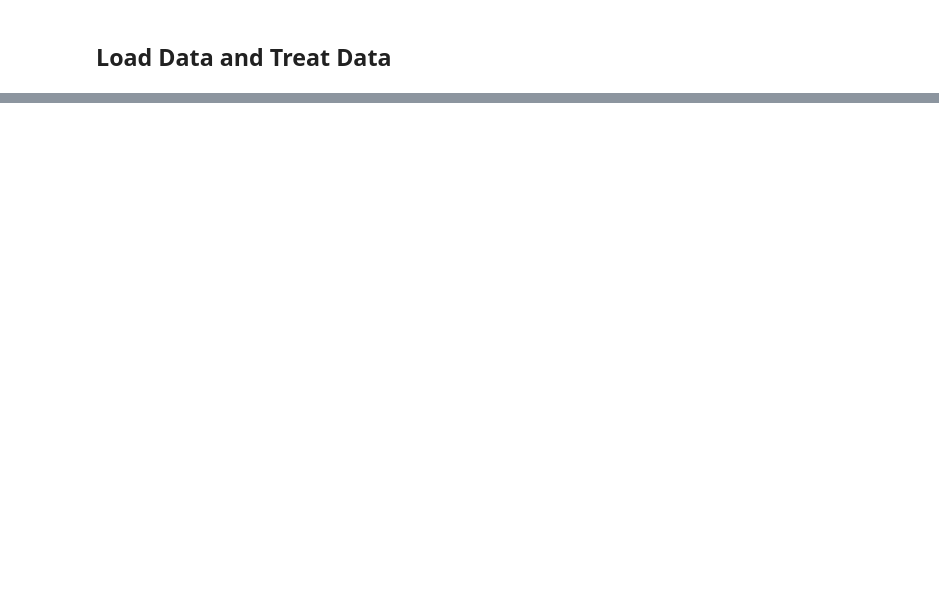
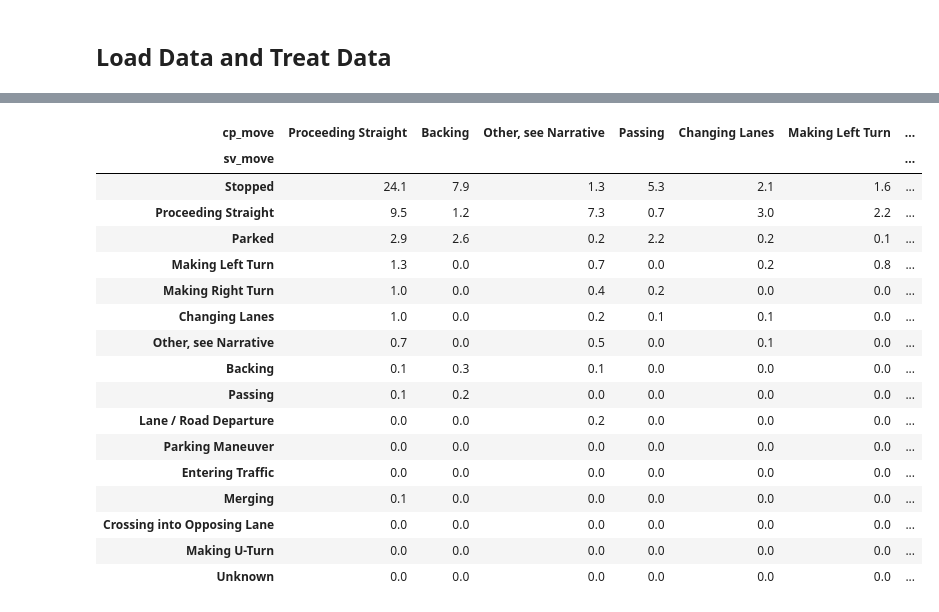
Before and after one commit to AurelianTactics/avird_2026, a Jupyter notebook: eda/ADS_to_2026_03_16/04_eda_target_exploration.ipynb, the cells around one changed output, grey strips where cells are left out. Cells and saved outputs as stored; diff of their text form; code cells hidden in the pictures; blank space fills up the shorter version.

```diff
--- a/eda/ADS_to_2026_03_16/04_eda_target_exploration.ipynb
+++ b/eda/ADS_to_2026_03_16/04_eda_target_exploration.ipynb
@@ -57,0 +576,25 @@ treated_df[['Operating Entity', 'Operating Entity Clean',
+# %%
+# Pivot/matrix view
+cui.pre_crash_movement_matrix(treated_df)                       # raw counts
+cui.pre_crash_movement_matrix(treated_df, normalize='rows')     # % within each SV row
+cui.pre_crash_movement_matrix(treated_df, normalize='cols')     # % within each CP col
+cui.pre_crash_movement_matrix(treated_df, normalize='all')      # % of all pairs
+# %% [output]
+| cp_move | Proceeding Straight | Backing | Other, see Narrative | Passing | Changing Lanes | Making Left Turn | ... |
+| sv_move |  |  |  |  |  |  | ... |
+| Stopped | 24.1 | 7.9 | 1.3 | 5.3 | 2.1 | 1.6 | ... |
+| Proceeding Straight | 9.5 | 1.2 | 7.3 | 0.7 | 3.0 | 2.2 | ... |
+| Parked | 2.9 | 2.6 | 0.2 | 2.2 | 0.2 | 0.1 | ... |
+| Making Left Turn | 1.3 | 0.0 | 0.7 | 0.0 | 0.2 | 0.8 | ... |
+| Making Right Turn | 1.0 | 0.0 | 0.4 | 0.2 | 0.0 | 0.0 | ... |
+| Changing Lanes | 1.0 | 0.0 | 0.2 | 0.1 | 0.1 | 0.0 | ... |
+| Other, see Narrative | 0.7 | 0.0 | 0.5 | 0.0 | 0.1 | 0.0 | ... |
+| Backing | 0.1 | 0.3 | 0.1 | 0.0 | 0.0 | 0.0 | ... |
+| Passing | 0.1 | 0.2 | 0.0 | 0.0 | 0.0 | 0.0 | ... |
+| Lane / Road Departure | 0.0 | 0.0 | 0.2 | 0.0 | 0.0 | 0.0 | ... |
+| Parking Maneuver | 0.0 | 0.0 | 0.0 | 0.0 | 0.0 | 0.0 | ... |
+| Entering Traffic | 0.0 | 0.0 | 0.0 | 0.0 | 0.0 | 0.0 | ... |
+| Merging | 0.1 | 0.0 | 0.0 | 0.0 | 0.0 | 0.0 | ... |
+| Crossing into Opposing Lane | 0.0 | 0.0 | 0.0 | 0.0 | 0.0 | 0.0 | ... |
+| Making U-Turn | 0.0 | 0.0 | 0.0 | 0.0 | 0.0 | 0.0 | ... |
+| Unknown | 0.0 | 0.0 | 0.0 | 0.0 | 0.0 | 0.0 | ... |
```
Also changed, not shown: parts of 25 cells of this notebook, 3 other files.
